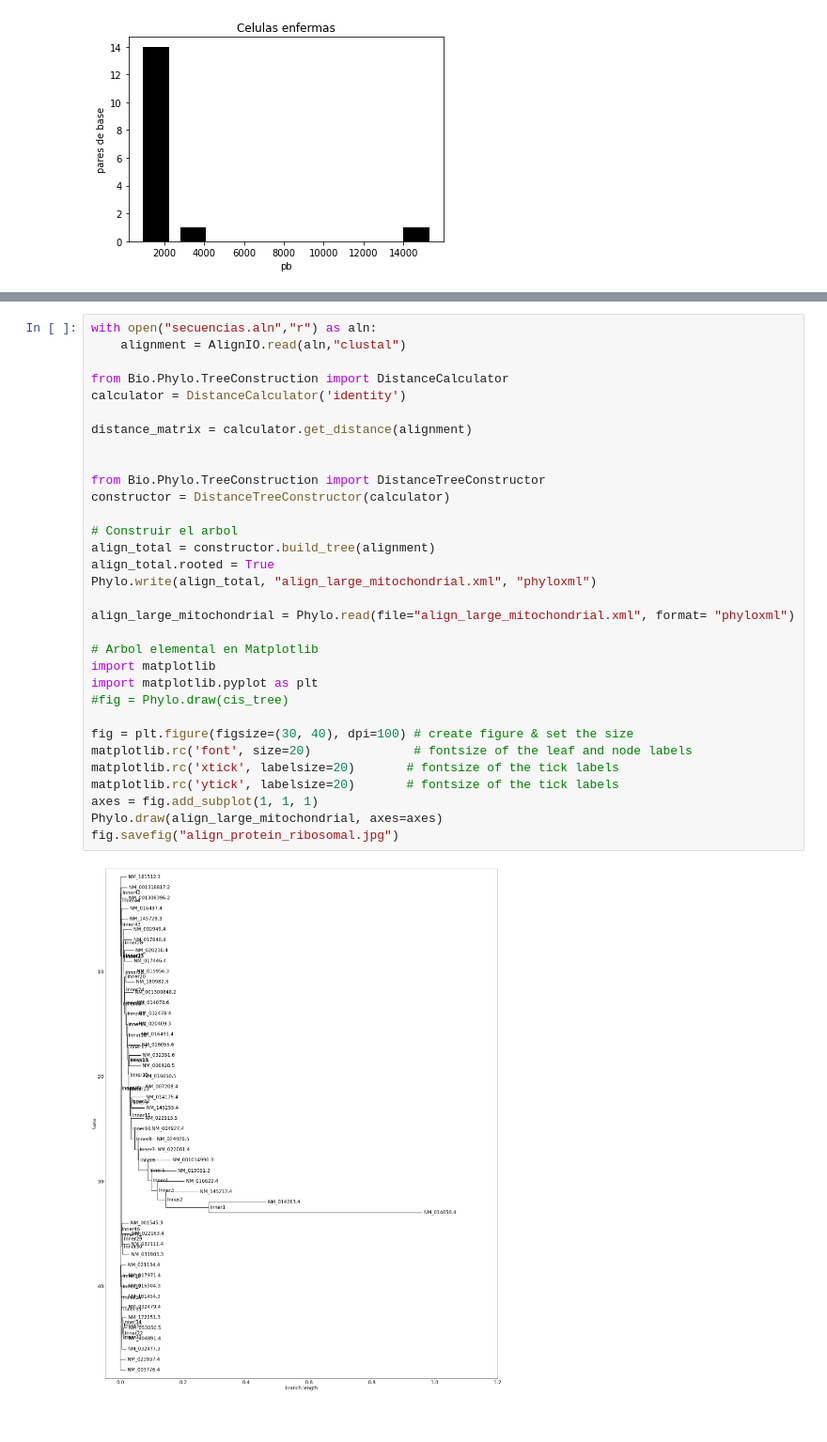
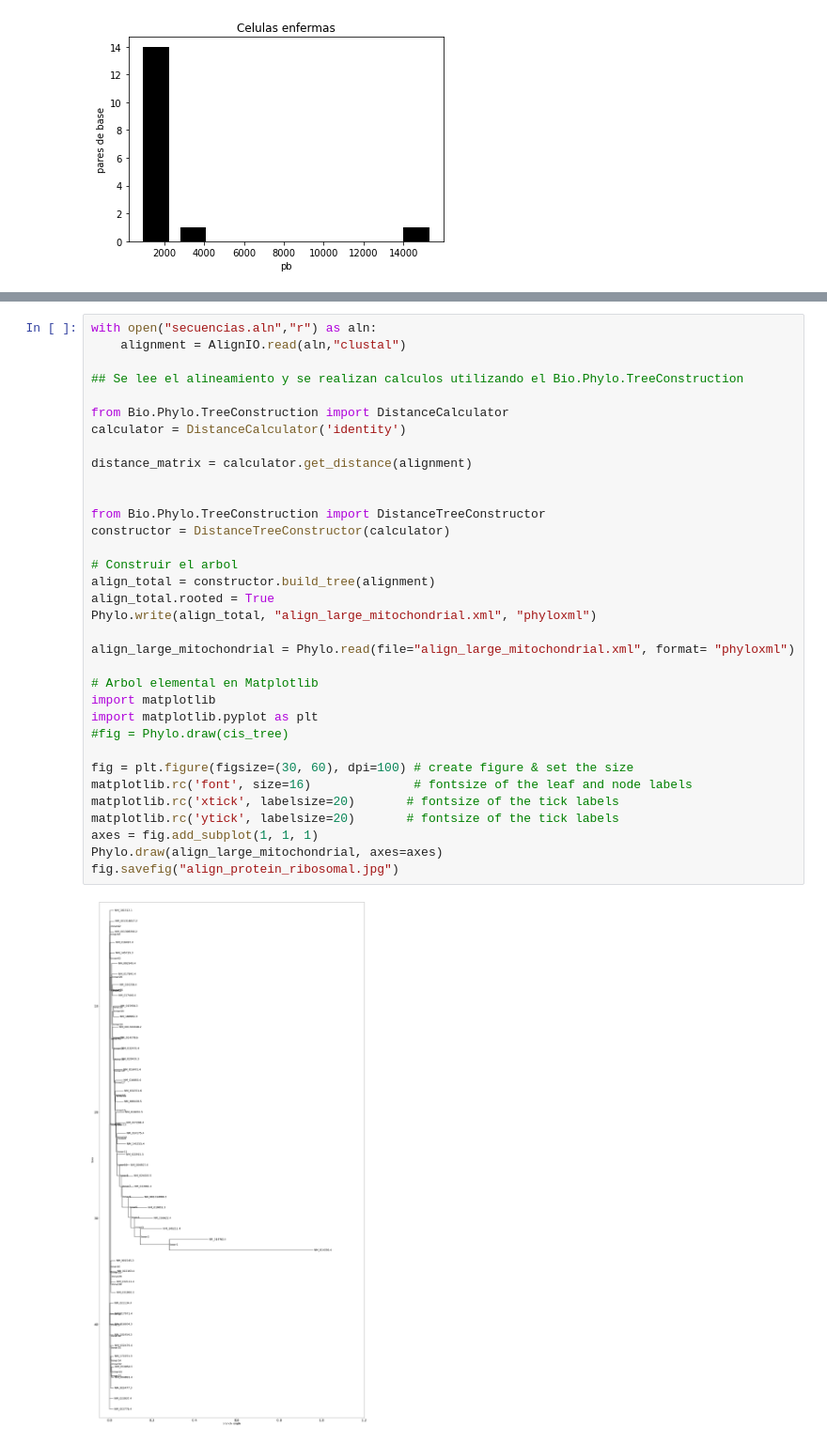
Before and after one commit to jhanito/2022I_Recuperacion, a Jupyter notebook: 2022I_Recuperacion.ipynb, the cells around one changed output, grey strips where cells are left out. Shown at 94% size. Drawn from its saved outputs; the diff is of its cells as text.

```diff
--- a/2022I_Recuperacion.ipynb
+++ b/2022I_Recuperacion.ipynb
@@ -155,34 +157,36 @@ ATTGAAACAAGATGGCGGGTTCGTGGTGAGAAGCCGTCAAGGAG...CTA NM_014050.4
 # %%
 with open("secuencias.aln","r") as aln:
     alignment = AlignIO.read(aln,"clustal")
+
+## Se lee el alineamiento y se realizan calculos utilizando el Bio.Phylo.TreeConstruction
 
 from Bio.Phylo.TreeConstruction import DistanceCalculator
 calculator = DistanceCalculator('identity')
 
 distance_matrix = calculator.get_distance(alignment)
 
 
 from Bio.Phylo.TreeConstruction import DistanceTreeConstructor
 constructor = DistanceTreeConstructor(calculator)
 
 # Construir el arbol
 align_total = constructor.build_tree(alignment)
 align_total.rooted = True
 Phylo.write(align_total, "align_large_mitochondrial.xml", "phyloxml")
 
 align_large_mitochondrial = Phylo.read(file="align_large_mitochondrial.xml", format= "phyloxml")
 
 # Arbol elemental en Matplotlib
 import matplotlib
 import matplotlib.pyplot as plt
 #fig = Phylo.draw(cis_tree)
 
-fig = plt.figure(figsize=(30, 40), dpi=100) # create figure & set the size
-matplotlib.rc('font', size=20)              # fontsize of the leaf and node labels
+fig = plt.figure(figsize=(30, 60), dpi=100) # create figure & set the size
+matplotlib.rc('font', size=16)              # fontsize of the leaf and node labels
 matplotlib.rc('xtick', labelsize=20)       # fontsize of the tick labels
 matplotlib.rc('ytick', labelsize=20)       # fontsize of the tick labels
 axes = fig.add_subplot(1, 1, 1)
 Phylo.draw(align_large_mitochondrial, axes=axes)
 fig.savefig("align_protein_ribosomal.jpg")
 # %% [output]
-[figure, old version]
+[figure, new version]
```
Also changed, not shown: parts of 4 cells of this notebook.
